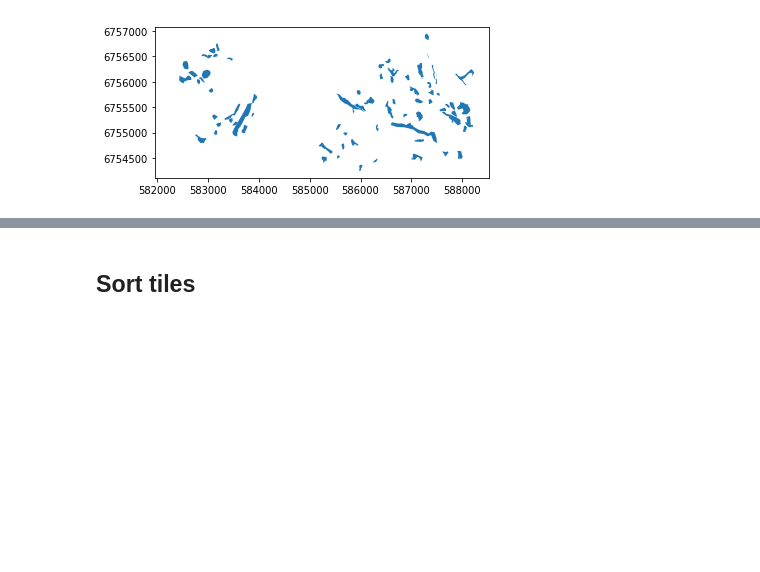
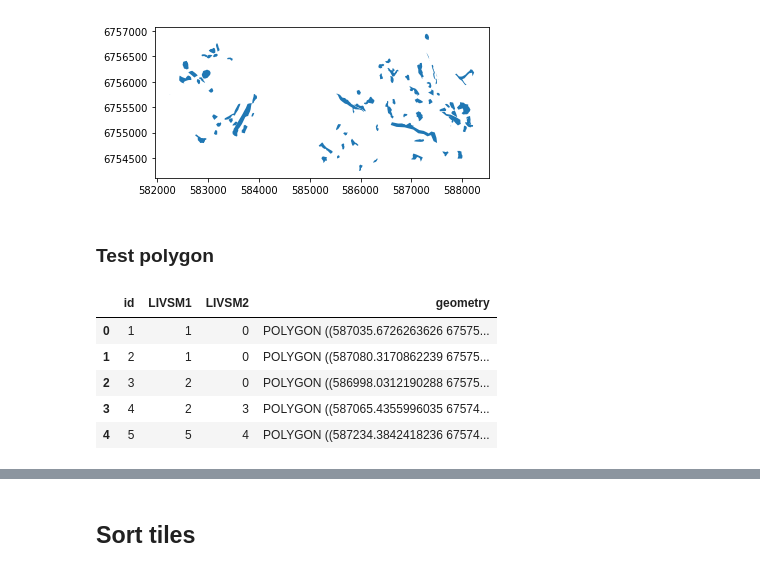
Before and after one commit to JonHidlePedersen/Master-thesis-Jon-Hidle-Pedersen, a Jupyter notebook: Kode/Split_and_sort_tiles.ipynb, the cells around one changed output, grey strips where cells are left out. Saved outputs shown, nothing was run; the diff lists cells and outputs as text; code cells hidden in the pictures; blank space fills up the shorter version.

```diff
--- a/Kode/Split_and_sort_tiles.ipynb
+++ b/Kode/Split_and_sort_tiles.ipynb
@@ -117,3 +117,15 @@ plt.show()
 # %% [output]
 <Figure size 432x288 with 0 Axes>
 [figure]
+# %% [markdown]
+### Test polygon
+# %%
+mis_geometry_test = geopandas.read_file('../Qgis/test_polygon/testpolygon_rett_epsg.shp')
+mis_geometry_test.head()
+# %% [output]
+|  | id | LIVSM1 | LIVSM2 | geometry |
+| 0 | 1 | 1 | 0 | POLYGON ((587035.6726263626 67575... |
+| 1 | 2 | 1 | 0 | POLYGON ((587080.3170862239 67575... |
+| 2 | 3 | 2 | 0 | POLYGON ((586998.0312190288 67575... |
+| 3 | 4 | 2 | 3 | POLYGON ((587065.4355996035 67574... |
+| 4 | 5 | 5 | 4 | POLYGON ((587234.3842418236 67574... |
```
Also changed, not shown: parts of 14 cells of this notebook, 1 other file.
